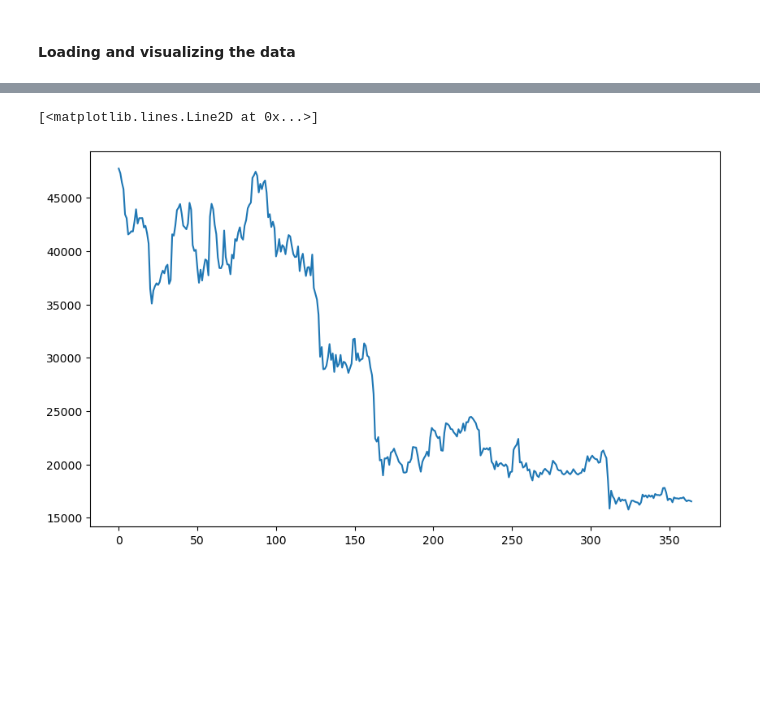
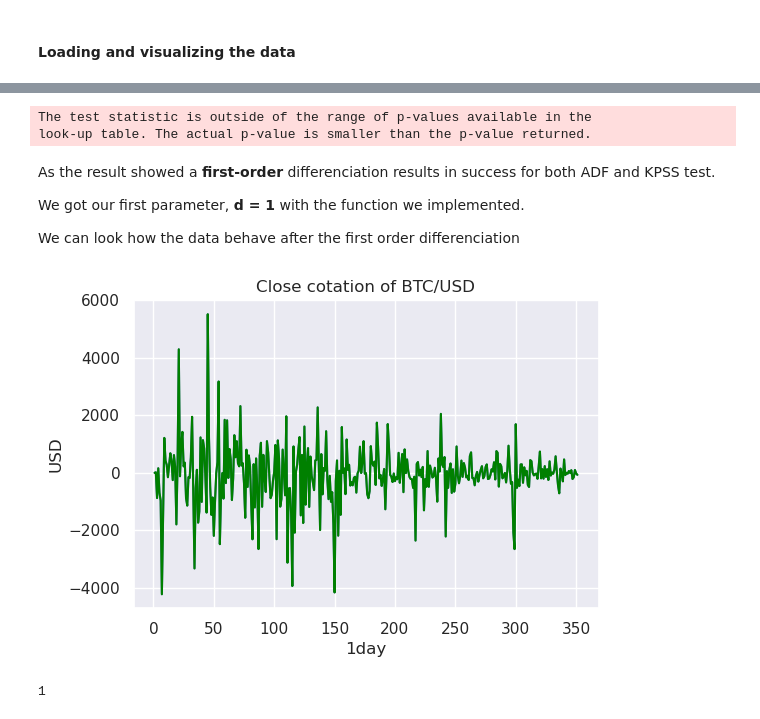
Before and after one commit to MohamedKeteb/Crypto_project, a Jupyter notebook: arima_model.ipynb, the cells around one changed output, grey strips where cells are left out. Cells and saved outputs as stored; diff of their text form; code cells hidden in the pictures; blank space fills up the shorter version.

```diff
--- a/arima_model.ipynb
+++ b/arima_model.ipynb
@@ -143,6 +159,52 @@ The ADF test failed to reject the null hypothesis while the KPSS rejects its nul
+# %%
+def find_diff_order(data, price, to_print = True) :
+
+    d = 0
+    diff_data = data
+    adf_statistic, p_value = adf_test(data, price, to_print= False)
+
+    kpss_test(data, price, to_print= False)
+
+    while p_value > 0.05 :
+
+        # difference the time series
+        diff_data[str(price)] = diff_data[str(price)].diff()
+        # drop the null values
+        diff_data.dropna(inplace = True)
+            # add 1 to d for each iteration to represent 1 differencing
+        d += 1
+            # perform adf test again to asses p value and exit loop if stationary
+        adf_statistic, p_value = adf_test(diff_data, price, to_print= False)
+            # perform KPSS test
+
+
+    if to_print == True :
+
+        kpss_test(diff_data, price)
+        print(f"Success... TS now stationary after {d} differencing")
+
+    else :
+
+        return d, diff_data
+
+
+
+diff_data = find_diff_order(data, "close", to_print= False)
+# %% [output]
+The test statistic is outside of the range of p-values available in the
+look-up table. The actual p-value is smaller than the p-value returned.
+# %% [markdown]
+As the result showed a **first-order** differenciation results in success for both ADF and KPSS test.
+
+We got our first parameter, **d = 1** with the function we implemented.
+
+We can look how the data behave after the first order differenciation
 # %%
-fig, ax = plt.subplots(figsize=(10,6), dpi =100)
+fig, ax = plt.subplots(figsize=(6,4), dpi = 100)
 ax.plot(data.index, data["close"])
+
+visualize_data(diff_data[1], symbol, interval)
+diff_data[0]
 # %% [output]
+[figure, new version]
-[<matplotlib.lines.Line2D at 0x...>]
+1
-[figure, old version]
```
Also changed, not shown: parts of 22 cells of this notebook, 2 other files.
